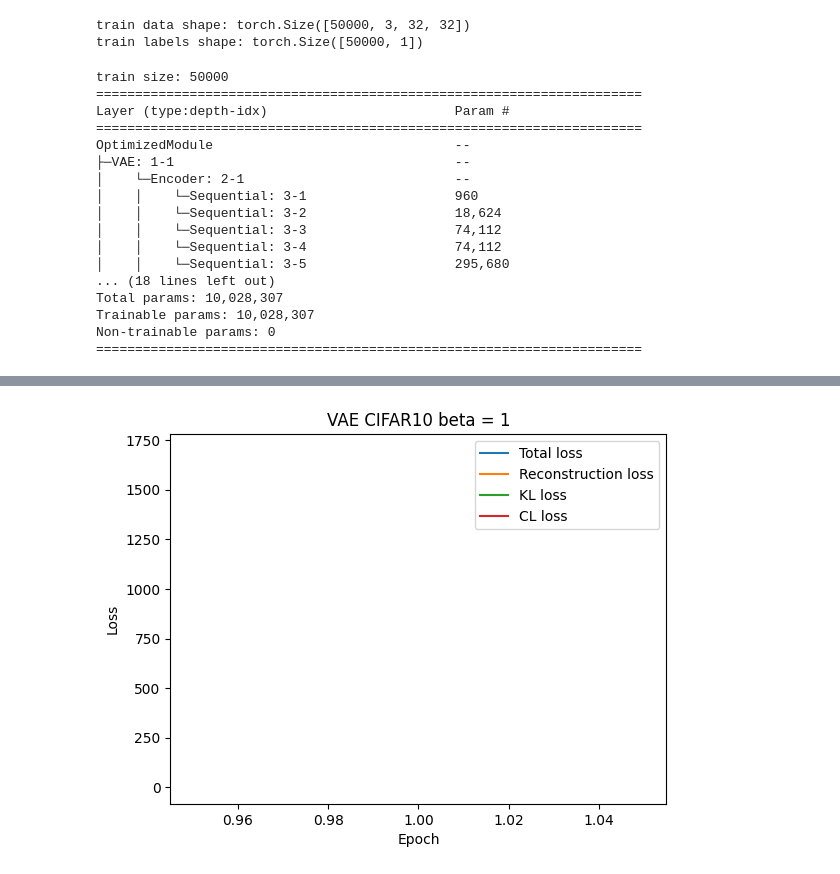
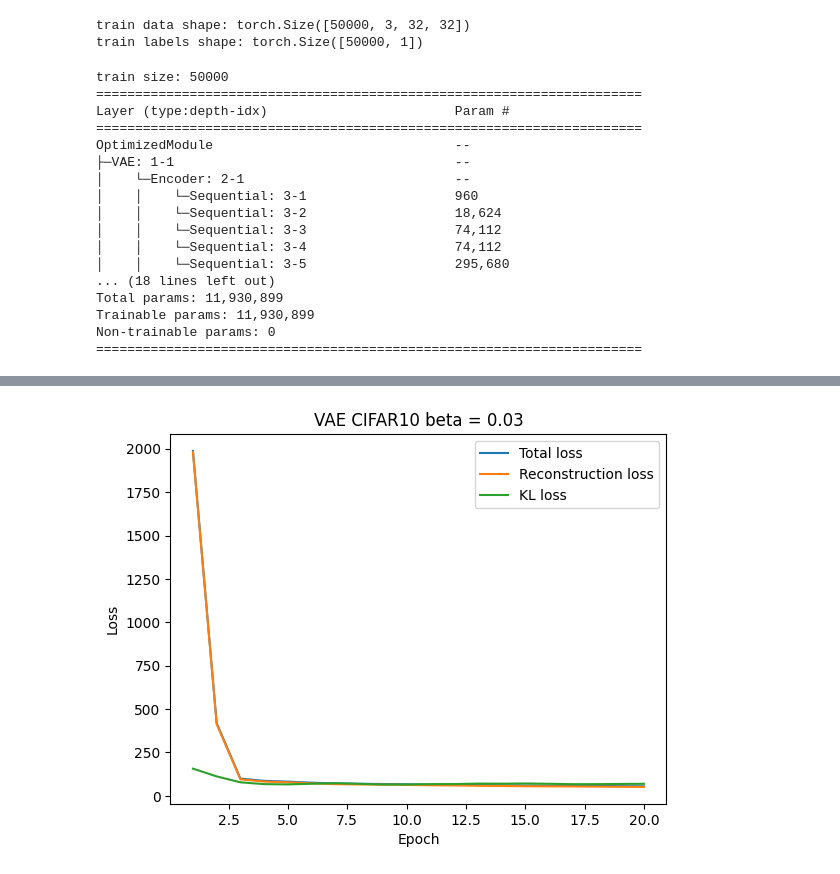
Before and after one commit to navti/MLProjects, a Jupyter notebook: VAE/vae-cifar10.ipynb, the cells around one changed output, grey strips where cells are left out. Drawn from its saved outputs; the diff is of its cells as text; code cells hidden in the pictures.

```diff
--- a/VAE/vae-cifar10.ipynb
+++ b/VAE/vae-cifar10.ipynb
@@ -126,10 +126,10 @@ class Decoder(nn.Module):
                                      nn.ReLU(inplace=True))
         self.dconv1 = deconv_block(16*nf, 8*nf, kernel_size=3, stride=1)
         self.res1 = nn.Sequential(conv_block(8*nf, 8*nf), conv_block(8*nf, 8*nf))
-        self.dconv2 = deconv_block(8*nf, 4*nf)
-        self.dconv3 = deconv_block(4*nf, 2*nf)
+        self.dconv2 = deconv_block(8*nf, 4*nf, kernel_size=5, stride=1)
+        self.dconv3 = deconv_block(4*nf, 2*nf, kernel_size=9, stride=1)
         self.res2 = nn.Sequential(conv_block(2*nf, 2*nf), conv_block(2*nf, 2*nf))
-        self.dconv4 = deconv_block(2*nf, nf)
+        self.dconv4 = deconv_block(2*nf, nf, kernel_size=17, stride=1)
         self.dconv5 = conv_block(nf, 3,activation=False)
 
 
@@ -324,8 +324,8 @@ train labels shape: torch.Size([50000, 1])
 # %%
 trainset = make_dataset(train)
 #testset = make_dataset(test)
-batch_size = 64
-learning_rate = 1e-1
+batch_size = 128
+learning_rate = 0.2
 latent_dim = 128
 in_channels = 3
 nf = 32
@@ -354,14 +354,14 @@ OptimizedModule                               --
 │    │    └─Sequential: 3-4                   74,112
 │    │    └─Sequential: 3-5                   295,680
 ... (18 lines left out)
-Total params: 10,028,307
-Trainable params: 10,028,307
+Total params: 11,930,899
+Trainable params: 11,930,899
 Non-trainable params: 0
 ======================================================================
 # %%
 # Run training loops
-beta = 1
-epochs = 1
+beta = 0.03
+epochs = 20
 losses = defaultdict(list)
 for epoch in range(1,epochs+1):
     avg_loss, avg_recon_loss, avg_kl_loss, avg_cl_loss, beta = train_model(opt_model, device, train_loader, optimizer, loss_criterion, epoch, beta)
@@ -369,6 +369,6 @@ for epoch in range(1,epochs+1):
     losses['recon_loss'].append(avg_recon_loss)
     losses['kl_loss'].append(avg_kl_loss)
     losses['cl_loss'].append(avg_cl_loss)
-save_plot(losses, beta)
+save_plots(losses, beta)
 save_model(model, name=f"vaecifar10_beta_{beta}")
 # %% [output]
@@ -376,4 +395,4 @@ Train epoch: 1 [49984/50000          (100%)]    Loss: 1695.337012
-[figure, old version]
+[figure, new version]
 # %%
 # load saved model
 latent_dim = 128
```
Also changed, not shown: parts of 4 cells of this notebook, 3 other files.
